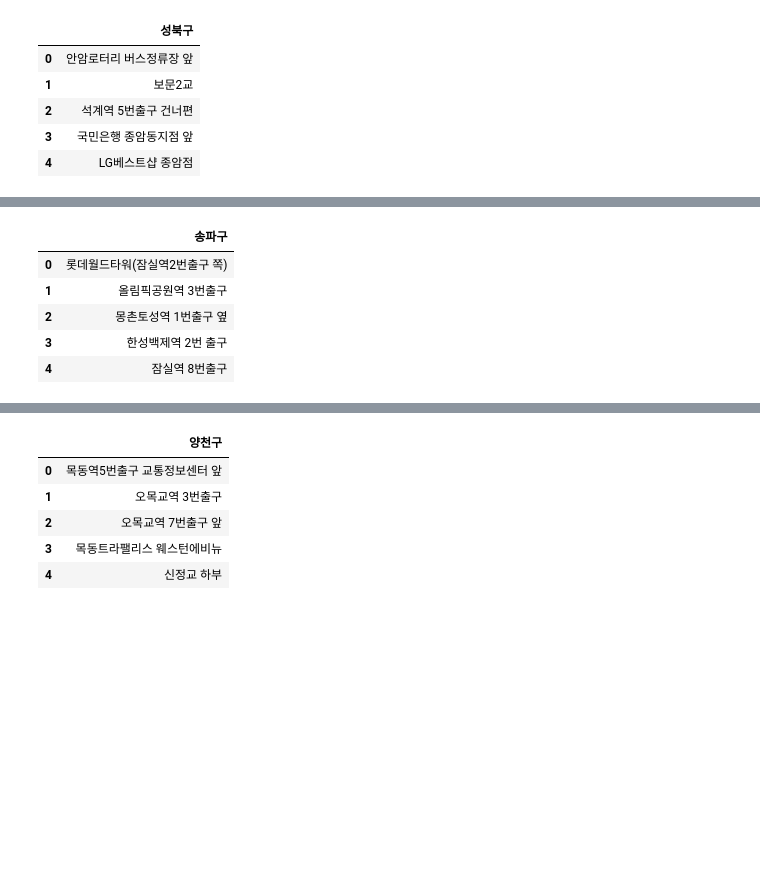
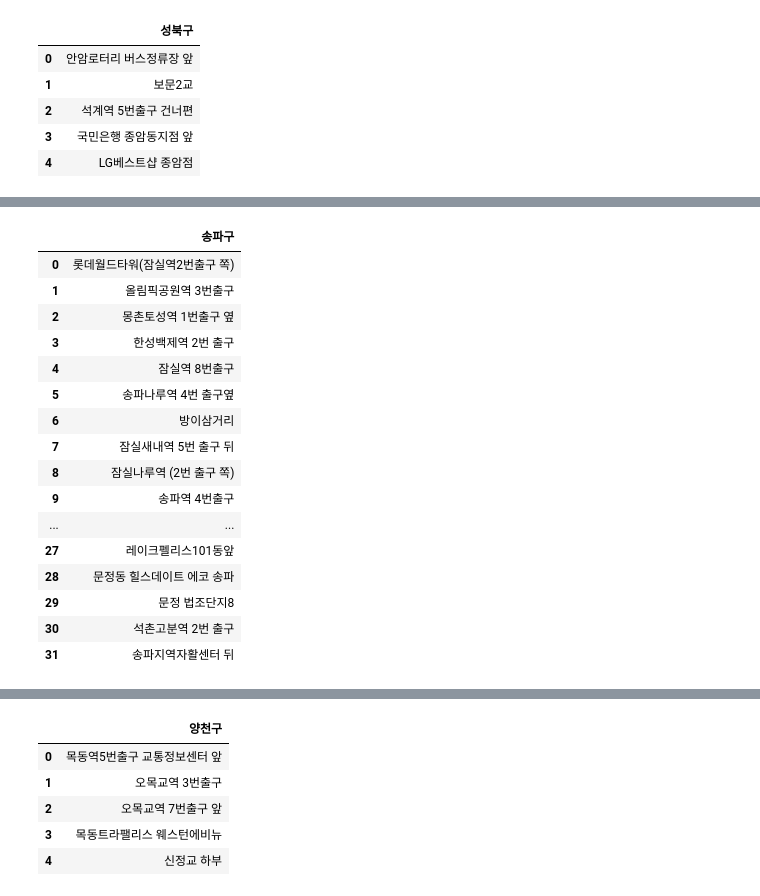
Before and after one commit to psuny1116/SeoulBikeProject, a Jupyter notebook: 2021년 기준 자치구별 대여건수 top5 대여소.ipynb, the cells around one changed output, grey strips where cells are left out. Cells and saved outputs as stored; diff of their text form; code cells hidden in the pictures; blank space fills up the shorter version.

```diff
--- a/2021년 기준 자치구별 대여건수 top5 대여소.ipynb
+++ b/2021년 기준 자치구별 대여건수 top5 대여소.ipynb
@@ -474,18 +474,29 @@ answer
 # %%
 data1 = df[df['대여소위치'] == '송파구']
 data1 = data1.groupby('대여소명')[['대여건수']].sum()
-data1 = data1.sort_values('대여건수', ascending=False).head(5)
+data1 = data1.sort_values('대여건수', ascending=False).head(32)
 data1.reset_index(inplace = True)
 data1.drop(['대여건수'], axis = 1, inplace = True)
 data1 = data1.rename(columns = {'대여소명' : '송파구'})
 data1
 # %% [output]
 |  | 송파구 |
 | 0 | 롯데월드타워(잠실역2번출구 쪽) |
 | 1 | 올림픽공원역 3번출구 |
 | 2 | 몽촌토성역 1번출구 옆 |
 | 3 | 한성백제역 2번 출구 |
 | 4 | 잠실역 8번출구 |
+| 5 | 송파나루역 4번 출구옆 |
+| 6 | 방이삼거리 |
+| 7 | 잠실새내역 5번 출구 뒤 |
+| 8 | 잠실나루역 (2번 출구 쪽) |
+| 9 | 송파역 4번출구 |
+| ... | ... |
+| 27 | 레이크펠리스101동앞 |
+| 28 | 문정동 힐스데이트 에코 송파 |
+| 29 | 문정 법조단지8 |
+| 30 | 석촌고분역 2번 출구 |
+| 31 | 송파지역자활센터 뒤 |
 # %%
 answer = pd.concat([answer, data1], axis = 1)
 answer
```
Also changed, not shown: 1 other file.
